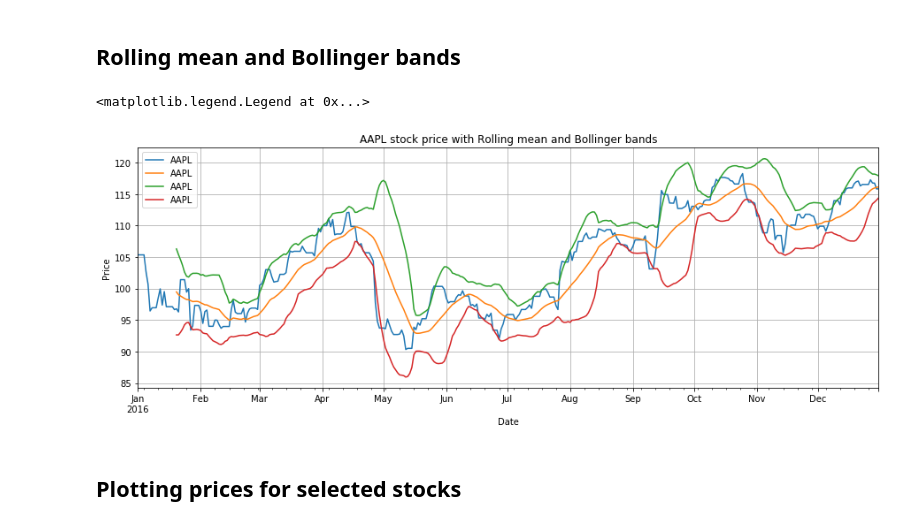
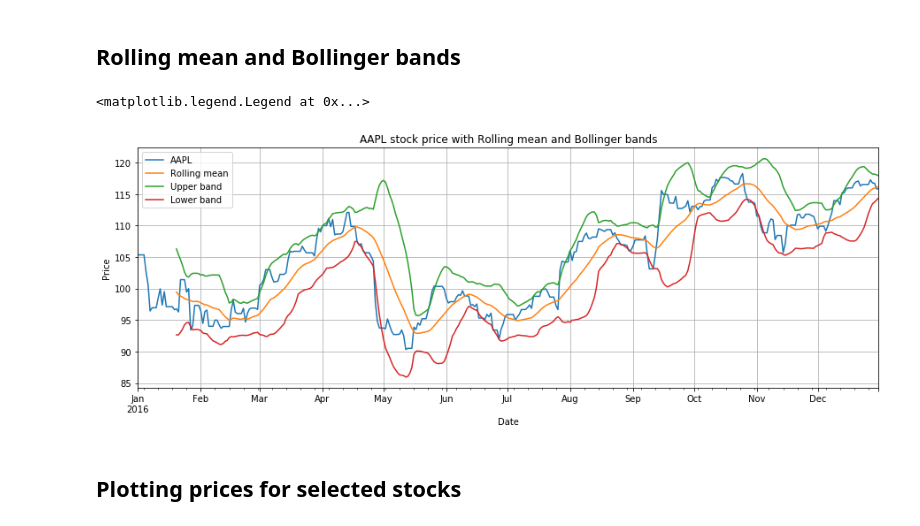
Before and after one commit to iamandicip/ml_projects, a Jupyter notebook: capstone_project/stock_market_forecast.ipynb, the cells around one changed output. Drawn from its saved outputs; the diff is of its cells as text; code cells hidden in the pictures.

```diff
--- a/capstone_project/stock_market_forecast.ipynb
+++ b/capstone_project/stock_market_forecast.ipynb
@@ -68,27 +68,32 @@ ax.legend(loc='upper left')
 # %%
 data_frame = su.get_data_frame(tickers[0], start_date, end_date, dropna=True)
 ax = data_frame.plot(label=tickers[0])
 
-#Calculate rolling mean for a period of 20 days
+#Calculate rolling mean and rolling std for a period of 20 days
 window_size = 20
+
 rolling_mean = su.get_rolling_mean(data_frame, window=window_size)
-rolling_mean.plot(ax=ax, label='Rolling mean')
+rolling_std = su.get_rolling_std(data_frame, window=window_size)
 
 #Calculate Bollinger bands
-rolling_std = su.get_rolling_std(data_frame, window=window_size)
-
 upper_band, lower_band = su.get_bollinger_bands(rolling_mean, rolling_std)
 
-upper_band.plot(label='upper band', ax=ax)
-lower_band.plot(label='lower band', ax=ax, figsize=(15, 5), grid=True)
+# rename the columns so they are labeled properly on the plot
+upper_band = upper_band.rename(columns = {upper_band.columns[0] : 'Upper band'})
+lower_band = lower_band.rename(columns = {lower_band.columns[0] : 'Lower band'})
+rolling_mean = rolling_mean.rename(columns = {rolling_mean.columns[0] : 'Rolling mean'})
+
+rolling_mean.plot(ax=ax, label='Rolling mean')
+upper_band.plot(label='Upper band', ax=ax)
+lower_band.plot(label='Lower band', ax=ax, figsize=(15, 5), grid=True)
 
 ax.set_title('{0} stock price with Rolling mean and Bollinger bands'.format(tickers[0]))
 ax.set_xlabel('Date')
 ax.set_ylabel('Price')
 ax.legend(loc='upper left')
 # %% [output]
 <matplotlib.legend.Legend at 0x...>
-[figure, old version]
+[figure, new version]
 # %% [markdown]
 ## Plotting prices for selected stocks
 # %%
```
Also changed, not shown: parts of 6 cells of this notebook, 1 other file.
